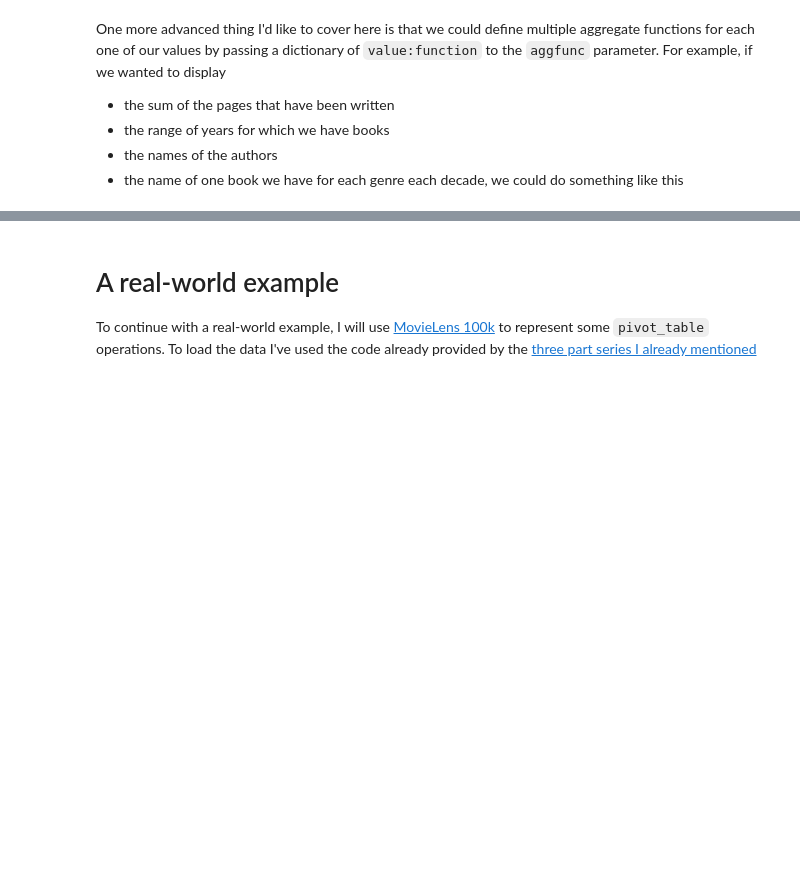
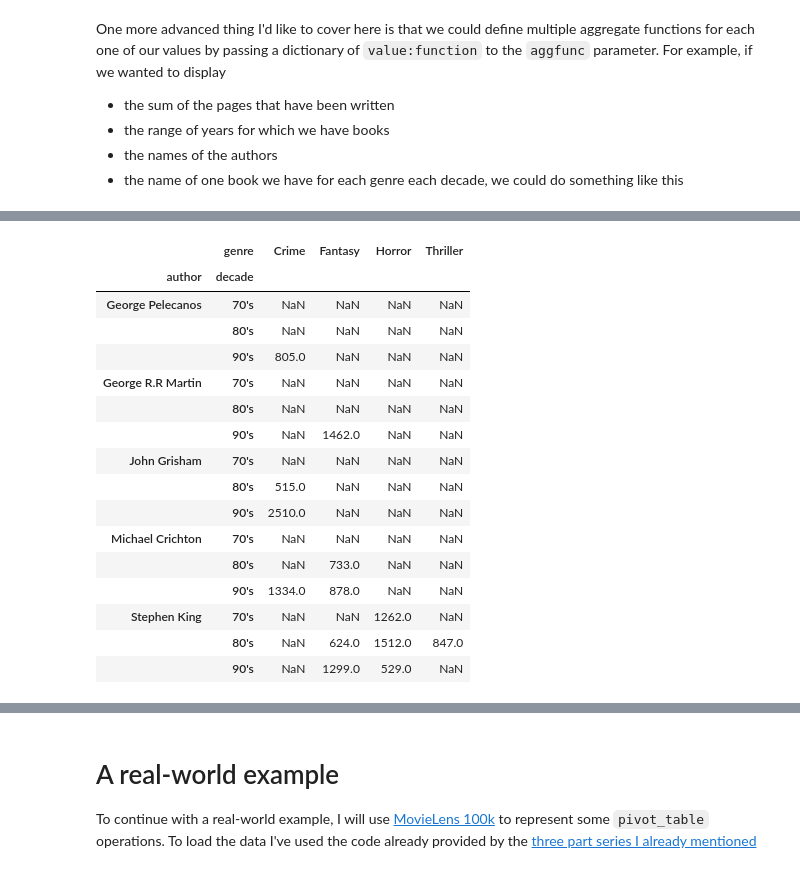
Before and after one commit to spapas/spapas.github.io, a Jupyter notebook: content/pandas-pivot-table-primer.ipynb, the cells around one changed output, grey strips where cells are left out. Cells and saved outputs as stored; diff of their text form; code cells hidden in the pictures; blank space fills up the shorter version.

```diff
--- a/content/pandas-pivot-table-primer.ipynb
+++ b/content/pandas-pivot-table-primer.ipynb
@@ -627,0 +756,11 @@ books_df.pivot_table(
+# %%
+# First, I'll create a DataFrame as an example:
+df=books_df.pivot_table(index=['decade', ], columns=['genre', 'author'], values=['pages'], aggfunc=sum, )
+# This df has a Multi-index in columns - first level is 'pages', second is the genres
+# Notice that the levels parameter has three elements
+print df.columns
+# I'll make everything simpler by clearing out a level (just select the pages column)
+df=df['pages']
+# Notice that now, the levels parameter has two elements (['pages'] was removed)
+print df.columns
+df
@@ -627,0 +853,5 @@ books_df.pivot_table(
+# %%
+# unstack does the opposite operation
+unstacked = df.unstack()
+print unstacked.index
+unstacked
@@ -627,0 +896,22 @@ books_df.pivot_table(
+# %%
+# One final comment is that stack and unstack can get a level parameter o inticate which
+# index/column level we want to pivot
+unstacked.unstack(level=0)
+# %% [output]
+|  | genre | Crime | Fantasy | Horror | Thriller |
+| author | decade |  |  |  |  |
+| George Pelecanos | 70's | NaN | NaN | NaN | NaN |
+|  | 80's | NaN | NaN | NaN | NaN |
+|  | 90's | 805.0 | NaN | NaN | NaN |
+| George R.R Martin | 70's | NaN | NaN | NaN | NaN |
+|  | 80's | NaN | NaN | NaN | NaN |
+|  | 90's | NaN | 1462.0 | NaN | NaN |
+| John Grisham | 70's | NaN | NaN | NaN | NaN |
+|  | 80's | 515.0 | NaN | NaN | NaN |
+|  | 90's | 2510.0 | NaN | NaN | NaN |
+| Michael Crichton | 70's | NaN | NaN | NaN | NaN |
+|  | 80's | NaN | 733.0 | NaN | NaN |
+|  | 90's | 1334.0 | 878.0 | NaN | NaN |
+| Stephen King | 70's | NaN | NaN | 1262.0 | NaN |
+|  | 80's | NaN | 624.0 | 1512.0 | 847.0 |
+|  | 90's | NaN | 1299.0 | 529.0 | NaN |
```
Also changed, not shown: parts of 39 cells of this notebook.
